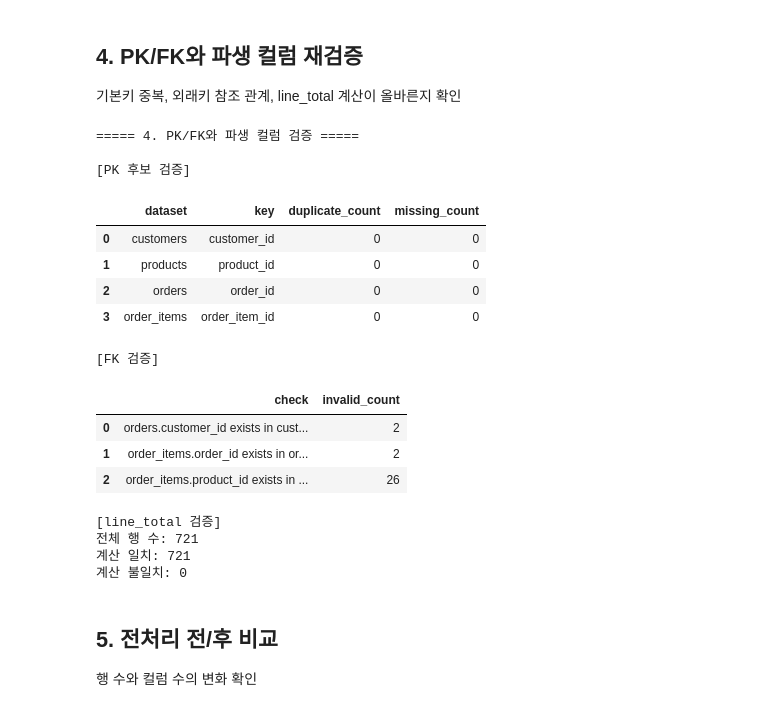
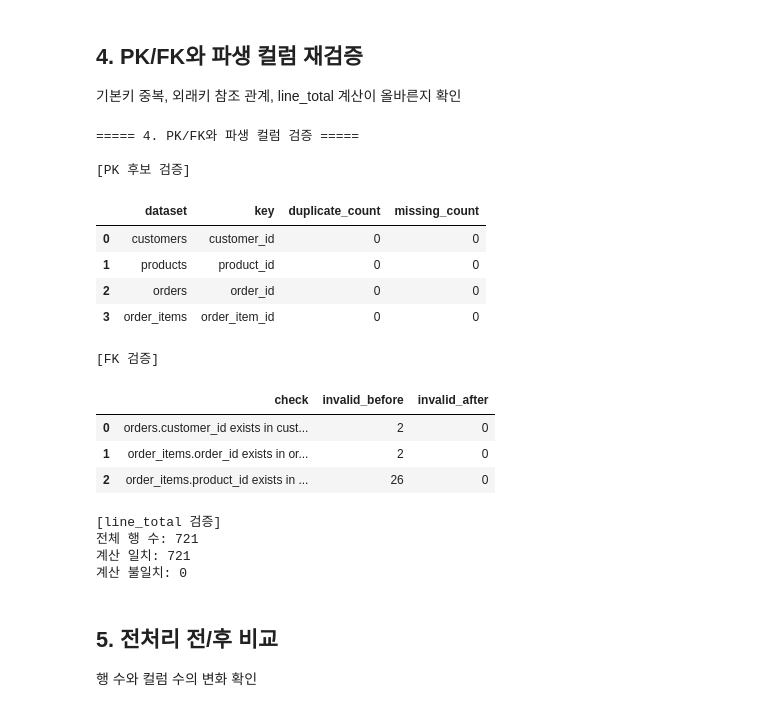
Before and after one commit to Chloe-Hyebin-Kim/llm-data-analysis-course, a Jupyter notebook: practice/chapter05/chapter05.ipynb, the cells around one changed output. Drawn from its saved outputs; the diff is of its cells as text; code cells hidden in the pictures.

```diff
--- a/practice/chapter05/chapter05.ipynb
+++ b/practice/chapter05/chapter05.ipynb
@@ -1271,38 +1271,47 @@ for name, key in key_columns.items():
         'duplicate_count': df[key].duplicated().sum(),
         'missing_count': df[key].isna().sum()
     })
 
 print('\n[PK 후보 검증]')
 display(pd.DataFrame(pk_results))
 
 # FK 참조 관계 검증 (Notebook에서 생성한 결과)
 print('\n[FK 검증]')
-display(relationship_checks)
+relationship_checks_after = pd.DataFrame({
+    'check': relationship_checks['check'],
+    'invalid_before': relationship_checks['invalid_count'],
+    'invalid_after': [
+        (~orders_clean['customer_id'].isin(customers_clean['customer_id'])).sum(),
+        (~order_items_clean['order_id'].isin(orders_clean['order_id'])).sum(),
+        (~order_items_clean['product_id'].isin(products_clean['product_id'])).sum(),
+    ],
+})
+display(relationship_checks_after)
 
 # line_total 계산 검증
 line_total_check = (
     order_items_clean['line_total']
     == order_items_clean['quantity'] * order_items_clean['unit_price']
 )
 
 print('\n[line_total 검증]')
 print('전체 행 수:', len(line_total_check))
 print('계산 일치:', line_total_check.sum())
 print('계산 불일치:', (~line_total_check).sum())
 # %% [output]
 ===== 4. PK/FK와 파생 컬럼 검증 =====
 
 [PK 후보 검증]
 |  | dataset | key | duplicate_count | missing_count |
 | 0 | customers | customer_id | 0 | 0 |
 | 1 | products | product_id | 0 | 0 |
 | 2 | orders | order_id | 0 | 0 |
 | 3 | order_items | order_item_id | 0 | 0 |
 [FK 검증]
-|  | check | invalid_count |
-| 0 | orders.customer_id exists in cust... | 2 |
-| 1 | order_items.order_id exists in or... | 2 |
-| 2 | order_items.product_id exists in ... | 26 |
+|  | check | invalid_before | invalid_after |
+| 0 | orders.customer_id exists in cust... | 2 | 0 |
+| 1 | order_items.order_id exists in or... | 2 | 0 |
+| 2 | order_items.product_id exists in ... | 26 | 0 |
 [line_total 검증]
 전체 행 수: 721
 계산 일치: 721
```
Also changed, not shown: parts of 1 cell of this notebook, 5 other files.
